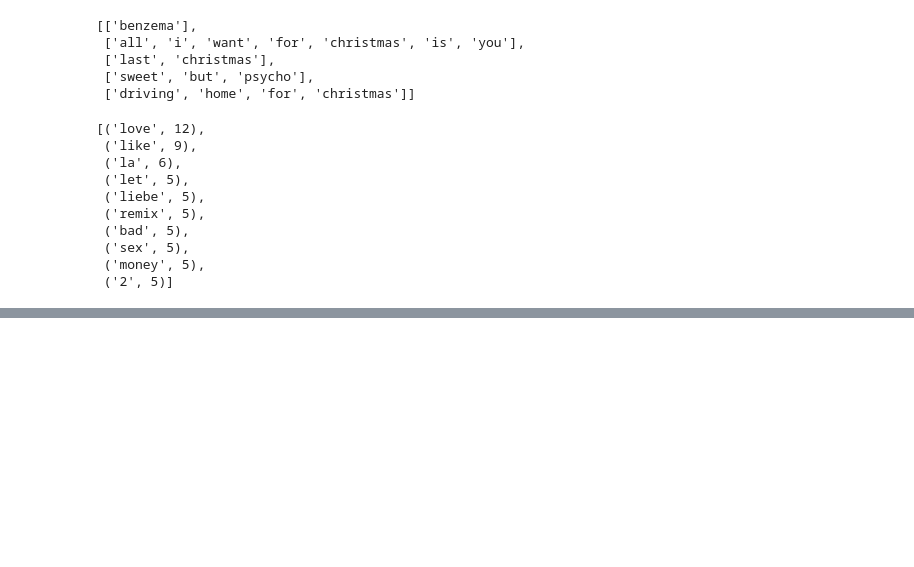
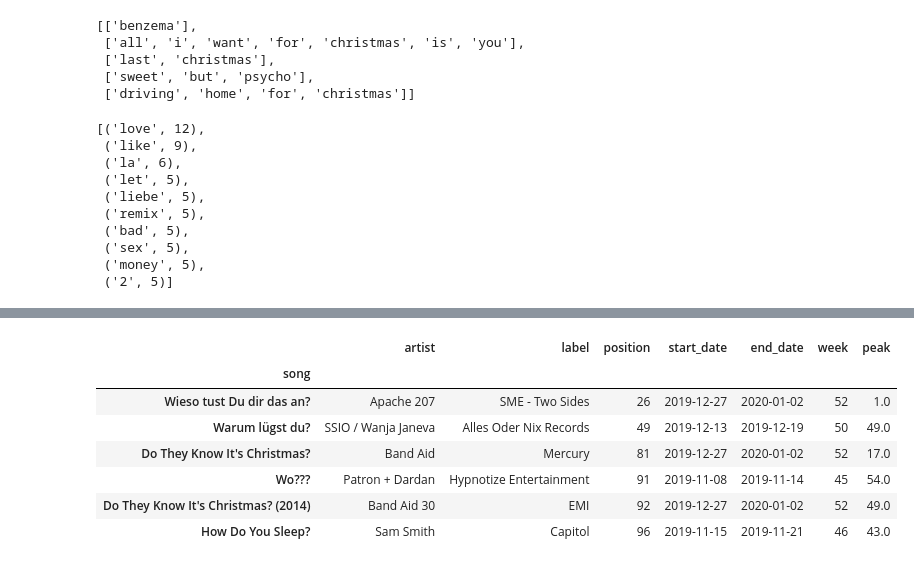
Before and after one commit to ninathumser/German-Top100, a Jupyter notebook: German-Top100-Analysis.ipynb, the cells around one changed output, grey strips where cells are left out. Saved outputs shown, nothing was run; the diff lists cells and outputs as text; code cells hidden in the pictures; blank space fills up the shorter version.

```diff
--- a/German-Top100-Analysis.ipynb
+++ b/German-Top100-Analysis.ipynb
@@ -272,3 +273,14 @@ charts[charts['song'].str.contains('Christmas')].groupby(['song']).max().sort_va
 | Christmas Time | Bryan Adams | Universal | 97 | 2019-12-27 | 2020-01-02 | 52 | 19.0 |
 | All I Want For Christmas Is New Y... | Hurts | SME - Four Music | 97 | 2018-12-28 | 2019-01-03 | 52 | 97.0 |
 | Rockin' Around The Christmas Tree | Brenda Lee | Universal | 99 | 2019-12-27 | 2020-01-02 | 52 | 26.0 |
+# %%
+charts[charts['song'].str.contains('[?]')].groupby(['song']).max().sort_values(by='position', ascending=True)
+# %% [output]
+|  | artist | label | position | start_date | end_date | week | peak |
+| song |  |  |  |  |  |  |  |
+| Wieso tust Du dir das an? | Apache 207 | SME - Two Sides | 26 | 2019-12-27 | 2020-01-02 | 52 | 1.0 |
+| Warum lügst du? | SSIO / Wanja Janeva | Alles Oder Nix Records | 49 | 2019-12-13 | 2019-12-19 | 50 | 49.0 |
+| Do They Know It's Christmas? | Band Aid | Mercury | 81 | 2019-12-27 | 2020-01-02 | 52 | 17.0 |
+| Wo??? | Patron + Dardan | Hypnotize Entertainment | 91 | 2019-11-08 | 2019-11-14 | 45 | 54.0 |
+| Do They Know It's Christmas? (2014) | Band Aid 30 | EMI | 92 | 2019-12-27 | 2020-01-02 | 52 | 49.0 |
+| How Do You Sleep? | Sam Smith | Capitol | 96 | 2019-11-15 | 2019-11-21 | 46 | 43.0 |
```
Also changed, not shown: parts of 4 cells of this notebook.
